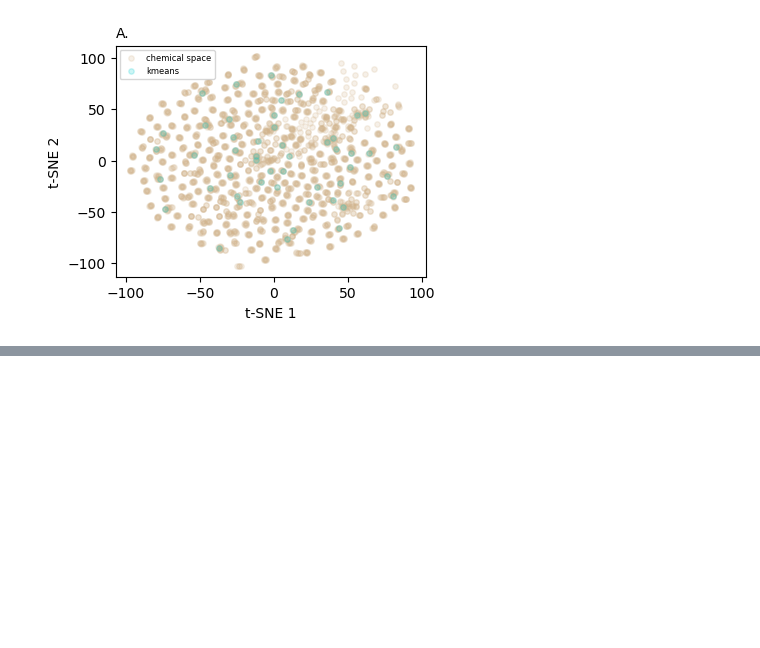
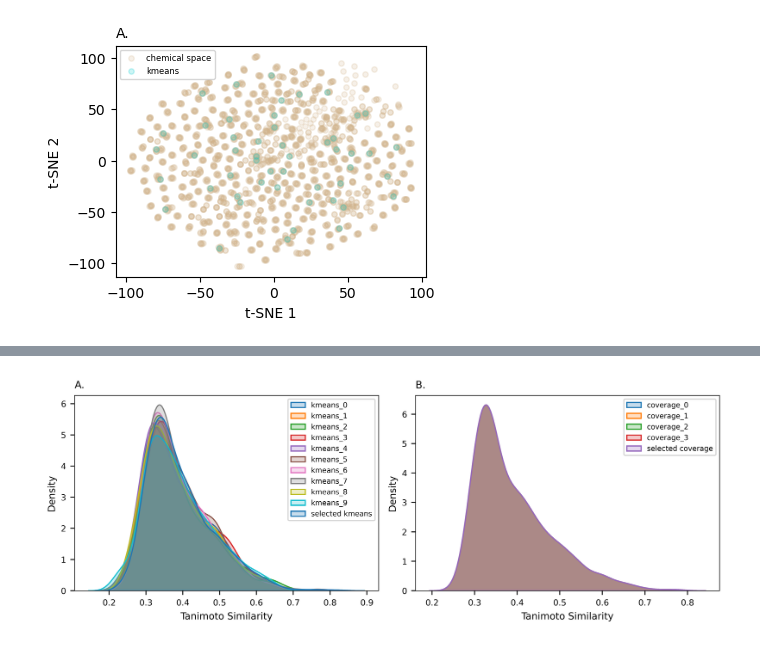
Before and after one commit to jfenogli/XAI_boron_LA, a Jupyter notebook: notebooks/clustering.ipynb, the cells around one changed output, grey strips where cells are left out. Saved outputs shown, nothing was run; the diff lists cells and outputs as text; code cells hidden in the pictures; blank space fills up the shorter version.

```diff
--- a/notebooks/clustering.ipynb
+++ b/notebooks/clustering.ipynb
@@ -245,0 +327,45 @@ plt.show()
+# %%
+fig, axes = plt.subplots(1, 2, figsize=(8, 3))
+
+# Plot for all_kmeans
+axes[0].set_title("A.", loc='left')
+axes[0].set_xlabel("Tanimoto Similarity")
+axes[0].set_ylabel("Density")
+
+for col in all_kmeans.columns:
+    smiles_list = all_kmeans[col]
+    fps = [AllChem.GetMorganFingerprintAsBitVect(Chem.MolFromSmiles(smi), 2, nBits=2048) for smi in smiles_list]
+    similarity_matrix = []
+    for i in range(len(smiles_list)):
+        similarities = [AllChem.DataStructs.TanimotoSimilarity(fps[i], fps[j]) for j in range(len(smiles_list))]
+        similarity_matrix.append(similarities)
+    df = pd.DataFrame(similarity_matrix, columns=smiles_list, index=smiles_list)
+    flat_similarity_values = df.values[np.triu_indices(len(smiles_list), k=1)]
+    sns.kdeplot(flat_similarity_values, fill=True, label=f'{col}', ax=axes[0])
+
+axes[0].legend()
+
+# Plot for all_coverage
+axes[1].set_title("B.", loc='left')
+axes[1].set_xlabel("Tanimoto Similarity")
+axes[1].set_ylabel("Density")
+
+for col in all_coverage.columns:
+    smiles_list = all_coverage[col]
+    fps = [AllChem.GetMorganFingerprintAsBitVect(Chem.MolFromSmiles(smi), 2, nBits=2048) for smi in smiles_list]
+    similarity_matrix = []
+    for i in range(len(smiles_list)):
+        similarities = [AllChem.DataStructs.TanimotoSimilarity(fps[i], fps[j]) for j in range(len(smiles_list))]
+        similarity_matrix.append(similarities)
+    df = pd.DataFrame(similarity_matrix, columns=smiles_list, index=smiles_list)
+    flat_similarity_values = df.values[np.triu_indices(len(smiles_list), k=1)]
+    sns.kdeplot(flat_similarity_values, fill=True, label=f'{col}', ax=axes[1])
+
+axes[1].legend()
+
+plt.tight_layout()
+plt.show()
+
+fig.savefig("../results/chemical_space/tanimoto_similarity_ONO_kmeans_coverage.png",  transparent= True, facecolor='white', bbox_inches='tight')
+# %% [output]
+[figure, added]
```
Also changed, not shown: parts of 23 cells of this notebook, 9 other files.
